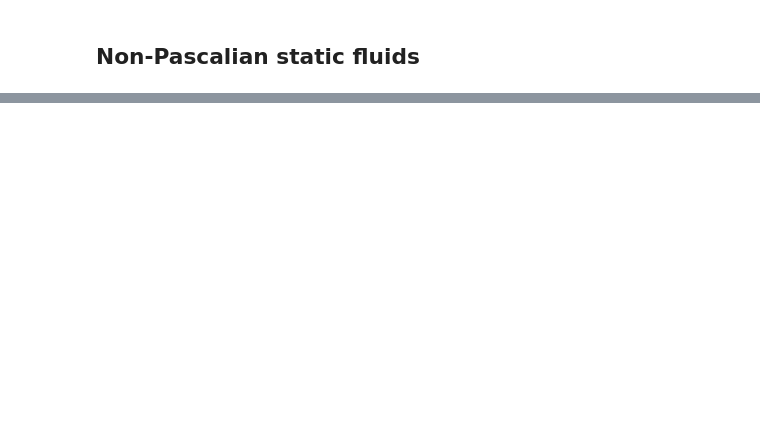
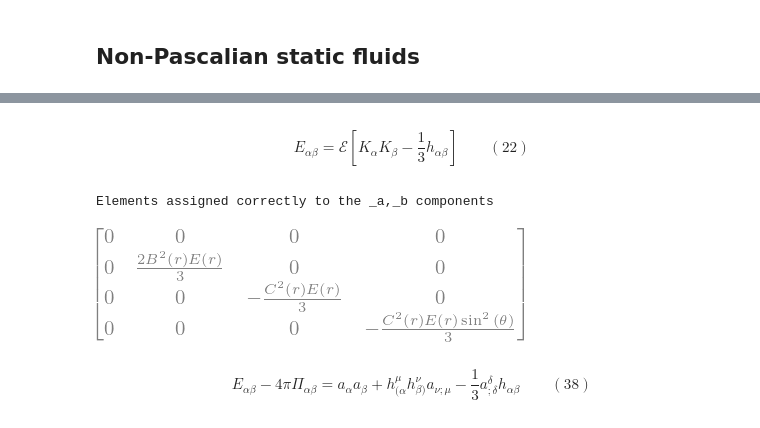
Before and after one commit to hectorfro/Los-Escalares, a Jupyter notebook: ReviewAnis/AnisStatic.ipynb, the cells around one changed output, grey strips where cells are left out. Cells and saved outputs as stored; diff of their text form; code cells hidden in the pictures; blank space fills up the shorter version.

```diff
--- a/ReviewAnis/AnisStatic.ipynb
+++ b/ReviewAnis/AnisStatic.ipynb
@@ -609,0 +710,16 @@ EE2dd.display('_,_')
+# %% [markdown]
+$$
+E_{\alpha\beta} = \mathcal{E}\left[K_\alpha K_\beta-\frac{1}{3} h_{\alpha\beta}\right] \qquad (22)
+$$
+# %%
+Edd=pt.ten('Edd',2)
+Edd.assign( E*(Kd('_a')*Kd('_b')-hdd('_a,_b')/3)  ,'_a,_b')
+Edd.simplify()
+Edd.display('_,_')
+# %% [output]
+Elements assigned correctly to the _a,_b components
+[figure, added]
+# %% [markdown]
+$$
+  E_{\alpha \beta}-4\pi \Pi_{\alpha\beta} = a_\alpha a_\beta+h^\mu _{(\alpha}h^\nu_{\beta)}a_{\nu;\mu}-\frac{1}{3}a^\delta_{;\delta}h_{\alpha\beta} \qquad (38)
+$$
```
Also changed, not shown: parts of 62 cells of this notebook.
